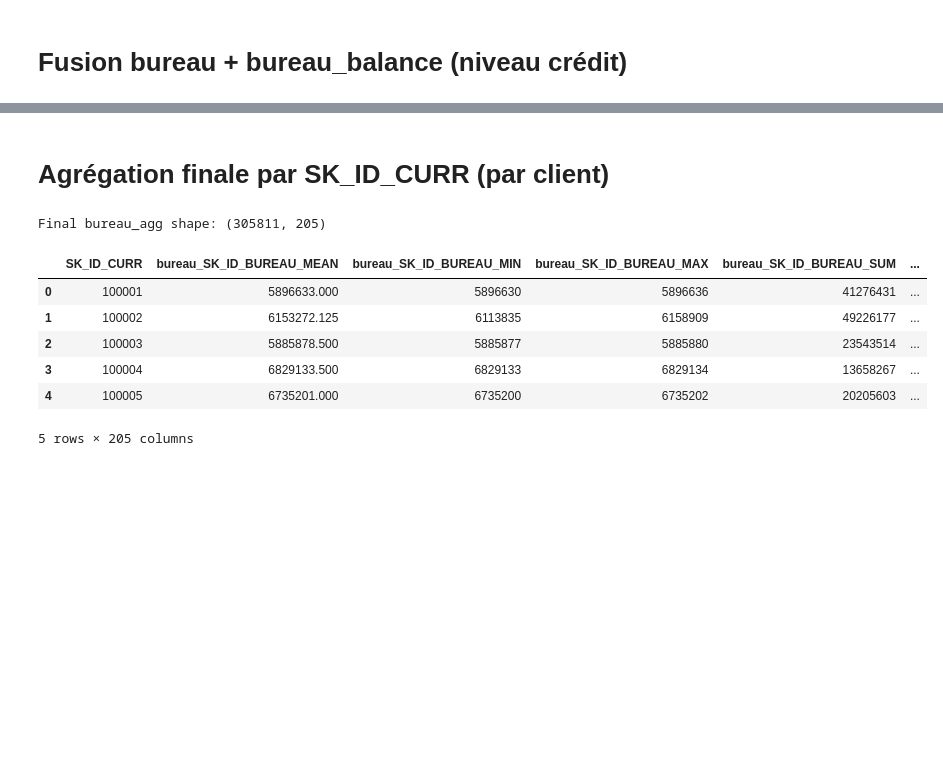
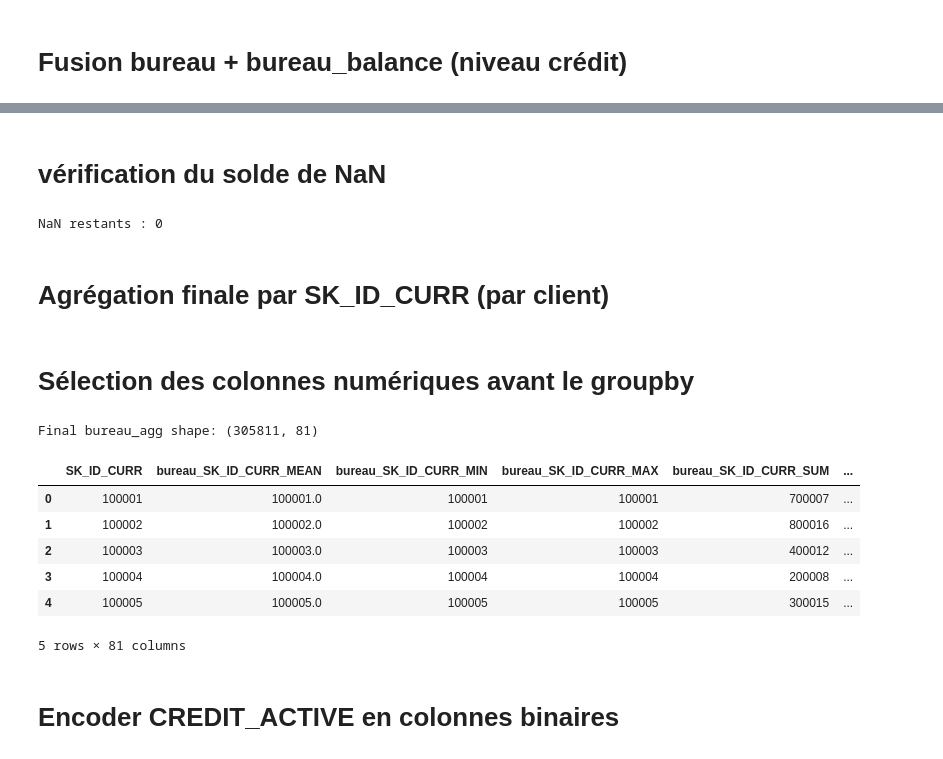
Before and after one commit to christophesallessacareau-boop/Initiez_vous_au_ML_Ops, a Jupyter notebook: 1_bureau_bureau_balance.ipynb, the cells around one changed output, grey strips where cells are left out. Drawn from its saved outputs; the diff is of its cells as text; code cells hidden in the pictures; blank space fills up the shorter version.

```diff
--- a/1_bureau_bureau_balance.ipynb
+++ b/1_bureau_bureau_balance.ipynb
@@ -84,3 +78,7 @@ bureau_balance['STATUS_ORD'] = encoder.fit_transform(bureau_balance[['STATUS']])
+# %%
+bureau_balance["STATUS"] = bureau_balance["STATUS"].map(
+    {"C": 0, "X": 1, "0": 2, "1": 3, "2": 4, "3": 5, "4": 6, "5": 7}
+)
 # %%
 bureau_balance.describe()
 # %% [output]
@@ -210,0 +229,4 @@ bureau.drop(columns=['CREDIT_CURRENCY','DAYS_ENDDATE_FACT','AMT_ANNUITY', 'AMT_C
+# %%
+num_cols = bureau.select_dtypes(exclude='object').columns
+
+bureau[num_cols] = bureau[num_cols].fillna(bureau[num_cols].median())
@@ -210,0 +235,5 @@ bureau.drop(columns=['CREDIT_CURRENCY','DAYS_ENDDATE_FACT','AMT_ANNUITY', 'AMT_C
+# %%
+obj_cols = bureau.select_dtypes('object').columns
+
+for col in obj_cols:
+    bureau[col] = bureau[col].fillna(bureau[col].mode()[0])
@@ -247,21 +282,33 @@ for col in bureau_fusion.columns:
     # MEAN/MIN/MAX : 0
     elif 'bureau_balance' in col and ('_MEAN' in col or '_MIN' in col or '_MAX' in col):
         bureau_fusion[col] = bureau_fusion[col].fillna(0)
+# %% [markdown]
+# vérification du solde de NaN
+# %%
+print("NaN restants :", bureau_balance.isnull().sum().sum())
+# %% [output]
+NaN restants : 0
 # %% [markdown]
 # Agrégation finale par SK_ID_CURR (par client)
+# %% [markdown]
+# Sélection des colonnes numériques avant le groupby
+# %%
+numeric_cols = bureau_fusion.select_dtypes(include="number").columns.tolist()
 # %%
-bureau_agg = bureau_fusion.groupby("SK_ID_CURR").agg(["mean", "min", "max", "sum"])
+bureau_agg = bureau_fusion.groupby("SK_ID_CURR")[numeric_cols].agg(["mean", "min", "max", "sum"])
 bureau_agg.columns = ["bureau_" + "_".join(col).upper() for col in bureau_agg.columns]
 bureau_agg.reset_index(inplace=True)
 
 print('Final bureau_agg shape:', bureau_agg.shape)
 bureau_agg.head()
 # %% [output]
-Final bureau_agg shape: (305811, 205)
+Final bureau_agg shape: (305811, 81)
-|  | SK_ID_CURR | bureau_SK_ID_BUREAU_MEAN | bureau_SK_ID_BUREAU_MIN | bureau_SK_ID_BUREAU_MAX | bureau_SK_ID_BUREAU_SUM | ... |
-| 0 | 100001 | 5896633.000 | 5896630 | 5896636 | 41276431 | ... |
-| 1 | 100002 | 6153272.125 | 6113835 | 6158909 | 49226177 | ... |
-| 2 | 100003 | 5885878.500 | 5885877 | 5885880 | 23543514 | ... |
-| 3 | 100004 | 6829133.500 | 6829133 | 6829134 | 13658267 | ... |
-| 4 | 100005 | 6735201.000 | 6735200 | 6735202 | 20205603 | ... |
+|  | SK_ID_CURR | bureau_SK_ID_CURR_MEAN | bureau_SK_ID_CURR_MIN | bureau_SK_ID_CURR_MAX | bureau_SK_ID_CURR_SUM | ... |
+| 0 | 100001 | 100001.0 | 100001 | 100001 | 700007 | ... |
+| 1 | 100002 | 100002.0 | 100002 | 100002 | 800016 | ... |
+| 2 | 100003 | 100003.0 | 100003 | 100003 | 400012 | ... |
+| 3 | 100004 | 100004.0 | 100004 | 100004 | 200008 | ... |
+| 4 | 100005 | 100005.0 | 100005 | 100005 | 300015 | ... |
-5 rows × 205 columns
+5 rows × 81 columns
+# %% [markdown]
+# Encoder CREDIT_ACTIVE en colonnes binaires
```
Also changed, not shown: parts of 15 cells of this notebook, 4 other files.
